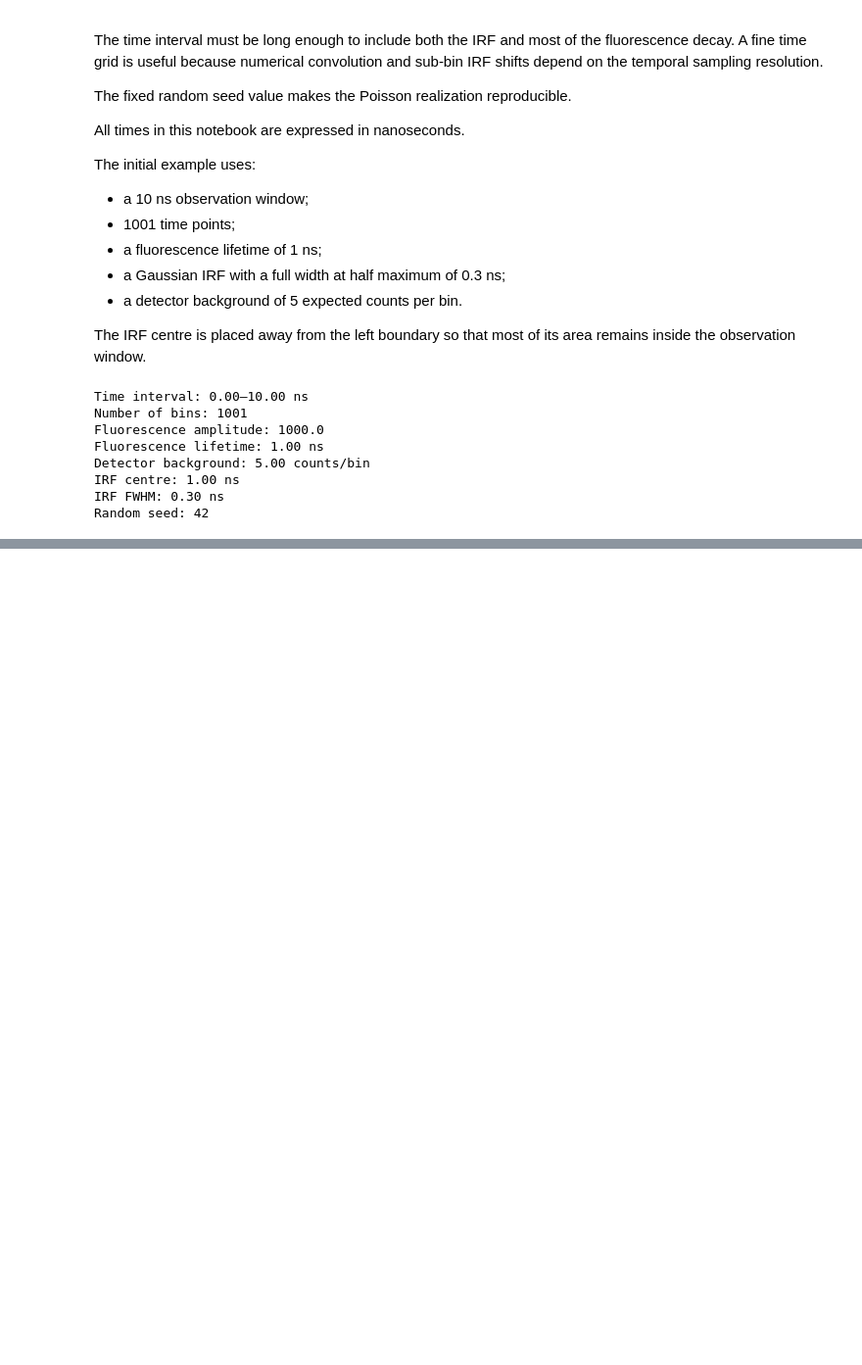
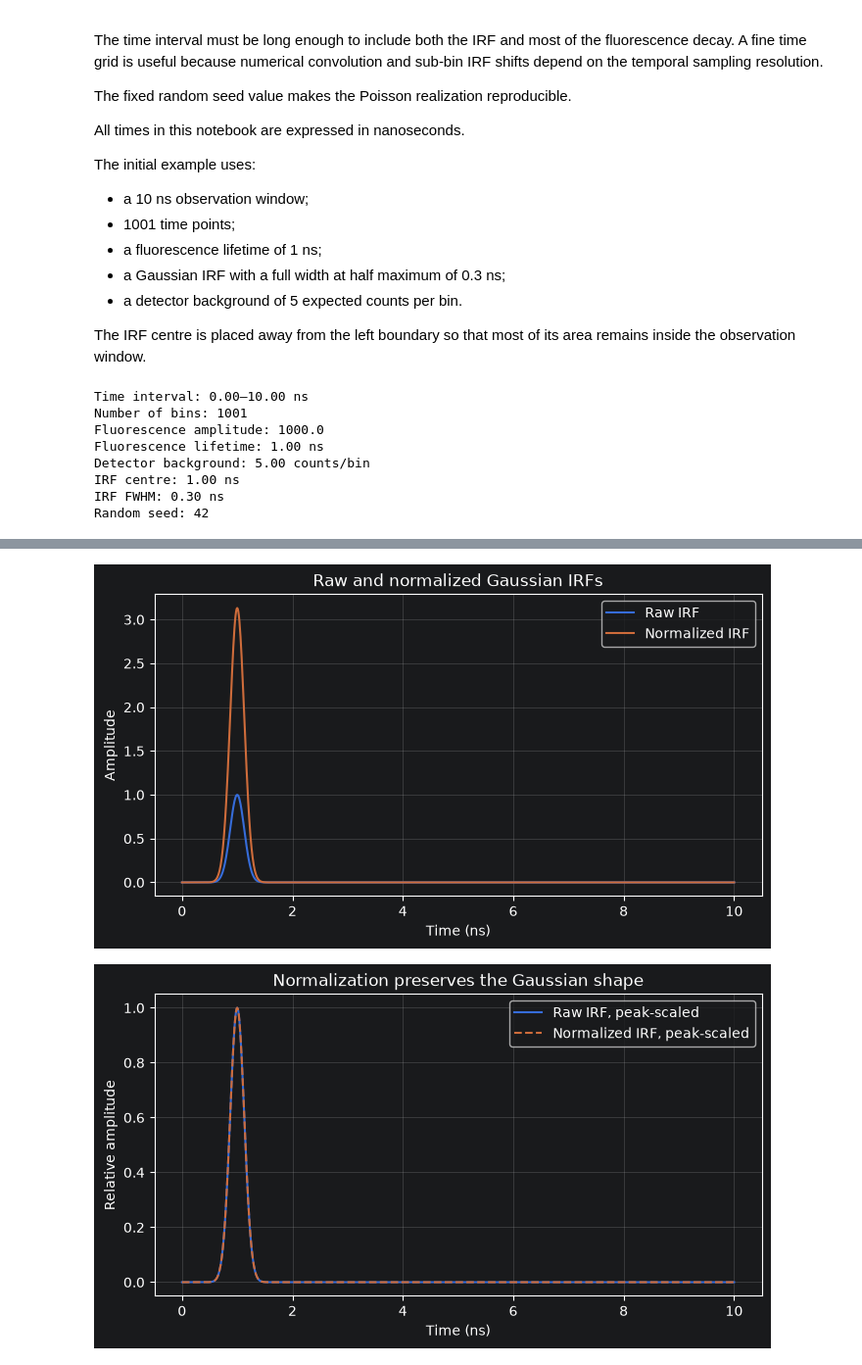
Before and after one commit to moryev/tcspc-lifetime-toolkit, a Jupyter notebook: notebooks/07_irf_convolution_and_realistic_simulation.ipynb, the cells around one changed output, grey strips where cells are left out. Shown at 98% size. Drawn from its saved outputs; the diff is of its cells as text; code cells hidden in the pictures; blank space fills up the shorter version.

```diff
--- a/notebooks/07_irf_convolution_and_realistic_simulation.ipynb
+++ b/notebooks/07_irf_convolution_and_realistic_simulation.ipynb
@@ -181,0 +296,20 @@ Random seed: 42
+# %%
+normalized_irf = normalize_irf(
+    time=time,
+    irf=raw_irf,
+)
+
+raw_irf_area = np.trapezoid(
+    raw_irf,
+    x=time,
+)
+
+normalized_irf_area = np.trapezoid(
+    normalized_irf,
+    x=time,
+)
+
+print(f"Raw IRF area: {raw_irf_area:.6f}")
+print(f"Normalized IRF area: {normalized_irf_area:.6f}")
+print(f"Raw IRF maximum: {raw_irf.max():.6f}")
+print(f"Normalized IRF maximum: {normalized_irf.max():.6f}")
@@ -181,0 +330,58 @@ Random seed: 42
+# %%
+fig, ax = plt.subplots(figsize=(8, 4))
+
+ax.plot(
+    time,
+    raw_irf,
+    label="Raw IRF",
+)
+
+ax.plot(
+    time,
+    normalized_irf,
+    label="Normalized IRF",
+)
+
+ax.set(
+    xlabel="Time (ns)",
+    ylabel="Amplitude",
+    title="Raw and normalized Gaussian IRFs",
+)
+
+ax.legend()
+ax.grid(alpha=0.3)
+
+plt.show()
+
+
+raw_irf_rescaled = raw_irf / raw_irf.max()
+normalized_irf_rescaled = normalized_irf / normalized_irf.max()
+
+fig, ax = plt.subplots(figsize=(8, 4))
+
+ax.plot(
+    time,
+    raw_irf_rescaled,
+    label="Raw IRF, peak-scaled",
+)
+
+ax.plot(
+    time,
+    normalized_irf_rescaled,
+    linestyle="--",
+    label="Normalized IRF, peak-scaled",
+)
+
+ax.set(
+    xlabel="Time (ns)",
+    ylabel="Relative amplitude",
+    title="Normalization preserves the Gaussian shape",
+)
+
+ax.legend()
+ax.grid(alpha=0.3)
+
+plt.show()
+# %% [output]
+[figure, added]
+[figure, added]
```
Also changed, not shown: parts of 16 cells of this notebook, 1 other file.
